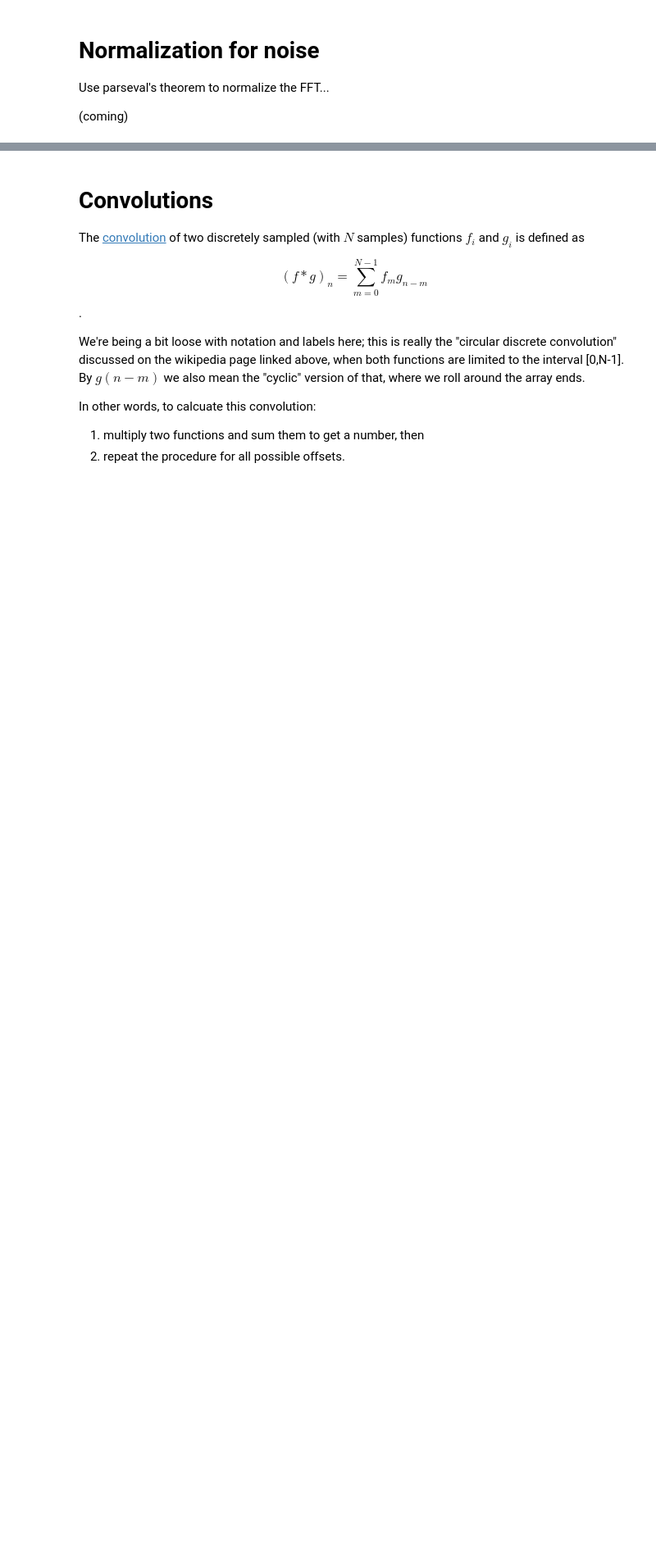
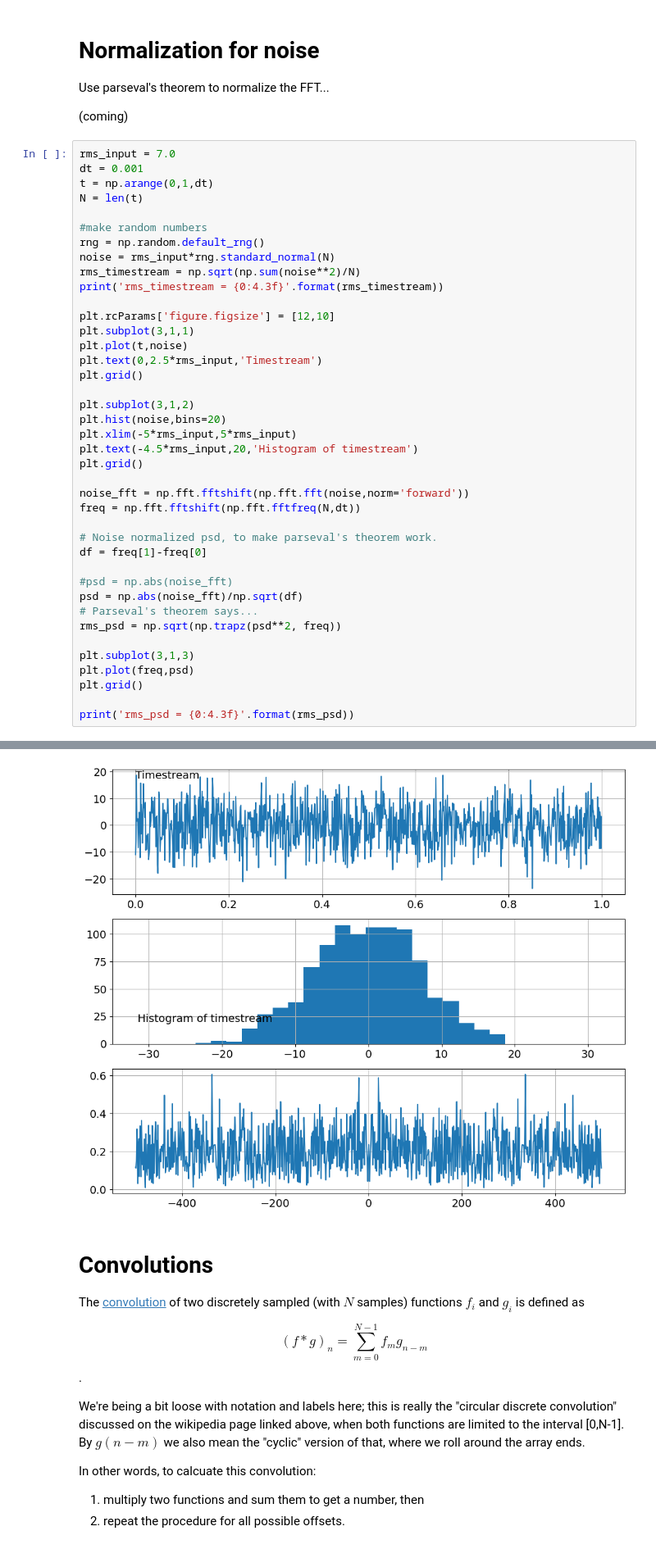
Before and after one commit to JohnRuhl/Tutorials, a Jupyter notebook: CMB_summer_school_JR/CMB_School_FFT_intro_jr.ipynb, the cells around one changed output, grey strips where cells are left out. Shown at 82% size. Saved outputs shown, nothing was run; the diff lists cells and outputs as text; blank space fills up the shorter version.

```diff
--- a/CMB_summer_school_JR/CMB_School_FFT_intro_jr.ipynb
+++ b/CMB_summer_school_JR/CMB_School_FFT_intro_jr.ipynb
@@ -283,3 +283,44 @@ plt.xlim(-20,20)
 Use parseval's theorem to normalize the FFT...
 
 (coming)
+# %%
+rms_input = 7.0
+dt = 0.001
+t = np.arange(0,1,dt)
+N = len(t)
+
+#make random numbers
+rng = np.random.default_rng()
+noise = rms_input*rng.standard_normal(N)
+rms_timestream = np.sqrt(np.sum(noise**2)/N)
+print('rms_timestream = {0:4.3f}'.format(rms_timestream))
+
+plt.rcParams['figure.figsize'] = [12,10]
+plt.subplot(3,1,1)
+plt.plot(t,noise)
+plt.text(0,2.5*rms_input,'Timestream')
+plt.grid()
+
+plt.subplot(3,1,2)
+plt.hist(noise,bins=20)
+plt.xlim(-5*rms_input,5*rms_input)
+plt.text(-4.5*rms_input,20,'Histogram of timestream')
+plt.grid()
+
+noise_fft = np.fft.fftshift(np.fft.fft(noise,norm='forward'))
+freq = np.fft.fftshift(np.fft.fftfreq(N,dt))
+
+# Noise normalized psd, to make parseval's theorem work.
+df = freq[1]-freq[0]
+
+#psd = np.abs(noise_fft)
+psd = np.abs(noise_fft)/np.sqrt(df)
+# Parseval's theorem says...
+rms_psd = np.sqrt(np.trapz(psd**2, freq))
+
+plt.subplot(3,1,3)
+plt.plot(freq,psd)
+plt.grid()
+
+print('rms_psd = {0:4.3f}'.format(rms_psd))
+# %% [output]
@@ -286,3 +329,4 @@ Use parseval's theorem to normalize the FFT...
+[figure, added]
 # %% [markdown]
 # Convolutions
 
```
Also changed, not shown: parts of 6 cells of this notebook.
